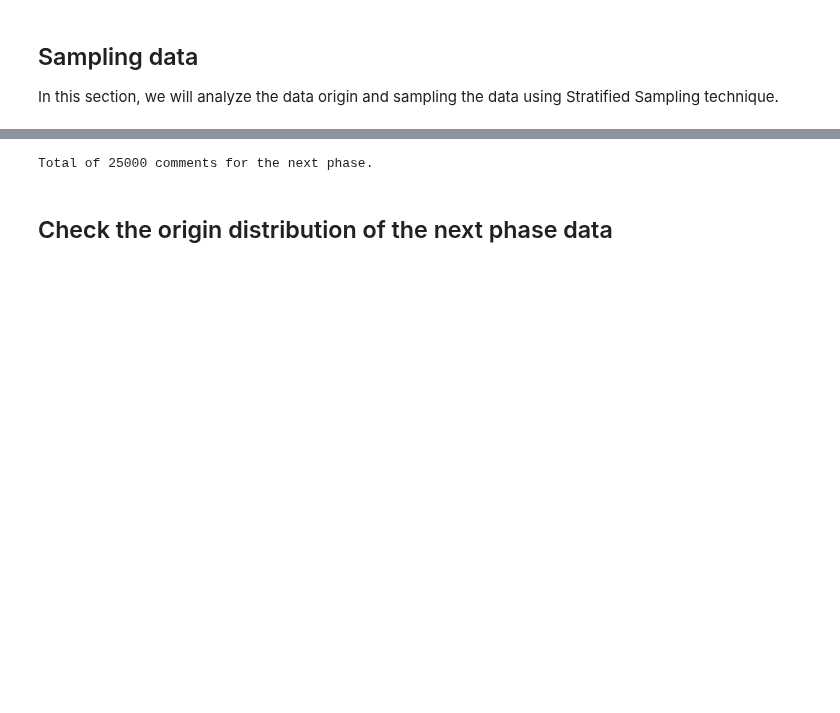
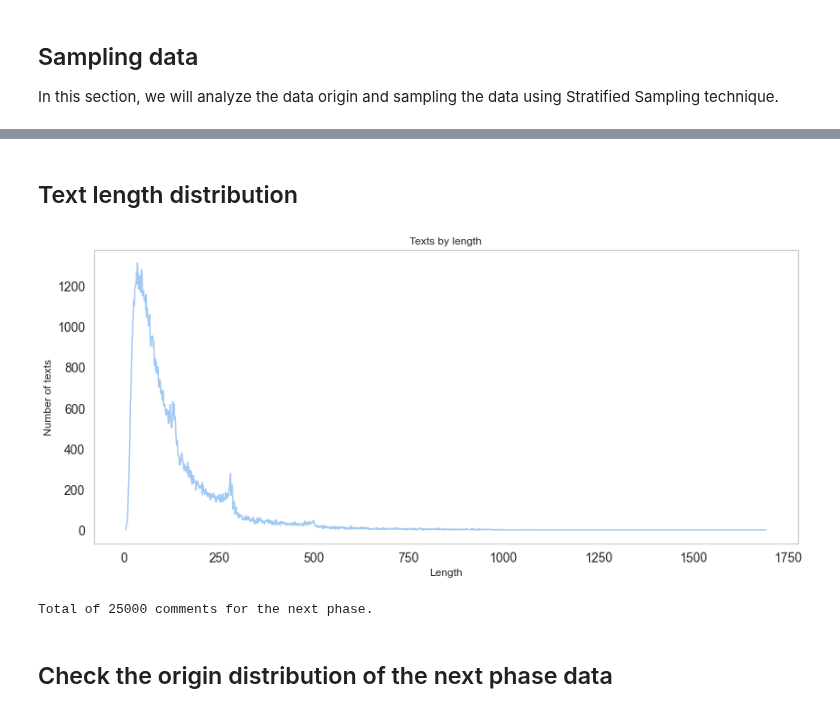
Before and after one commit to DougTrajano/olid-br, a Jupyter notebook: notebooks/processing/unlabeled_data.ipynb, the cells around one changed output, grey strips where cells are left out. Saved outputs shown, nothing was run; the diff lists cells and outputs as text; code cells hidden in the pictures; blank space fills up the shorter version.

```diff
--- a/notebooks/processing/unlabeled_data.ipynb
+++ b/notebooks/processing/unlabeled_data.ipynb
@@ -333,3 +359,19 @@ for container in ax.containers:
+# %% [markdown]
+## Text length distribution
+# %%
+text_lengths = [len(i["data"]["text"]) for i in new_data]
+
+df_eda = pd.DataFrame(
+    {"length": text_lengths,
+    "i": 1}).groupby("length").count()
+
+ax = df_eda.plot(
+    kind="line", grid=False,
+    legend=False, figsize=(14, 6),
+    xlabel="Length", ylabel="Number of texts", fontsize=14,
+    rot=1, title="Texts by length")
+# %% [output]
+[figure, added]
 # %%
 olidbr_next_phase = train_test_split(
     new_data,
```
Also changed, not shown: parts of 8 cells of this notebook, 15 other files.
